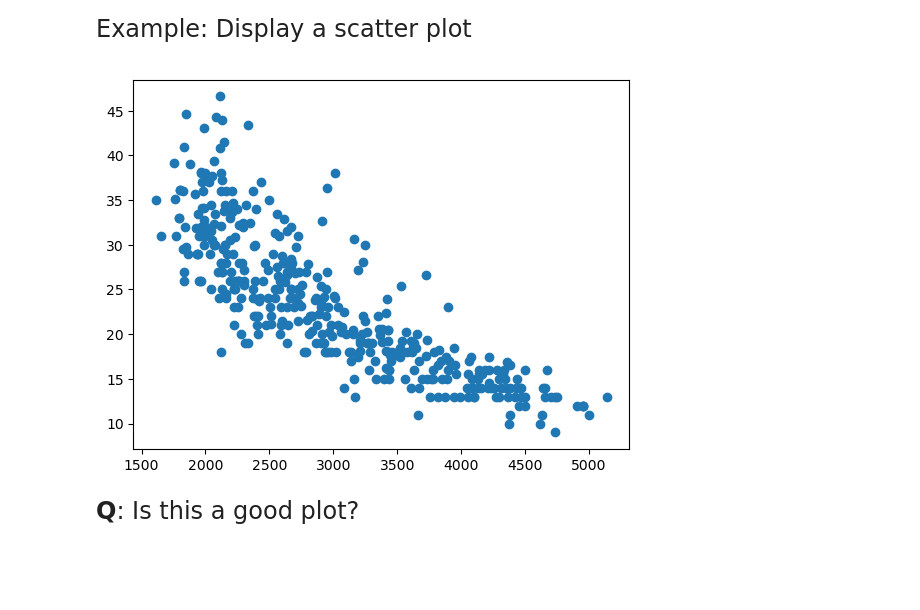
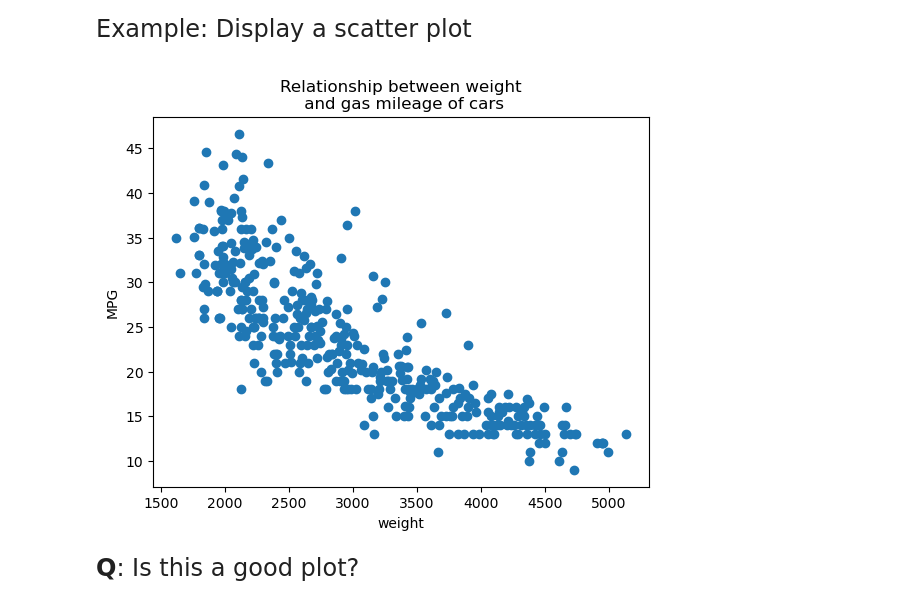
Before and after one commit to Orlykg/datasci151spring2026, a Jupyter notebook: lecture_02/lecture_02 copy.ipynb, the cells around one changed output. Drawn from its saved outputs; the diff is of its cells as text; code cells hidden in the pictures; blank space fills up the shorter version.

```diff
--- a/lecture_02/lecture_02 copy.ipynb
+++ b/lecture_02/lecture_02 copy.ipynb
@@ -376,9 +346,12 @@ describe(percentiles=None, include=None, exclude=None) -> 'Self' method of panda
 Example: Display a scatter plot
 # %%
 plt.scatter(x = carfeatures['weight'], y = carfeatures['mpg'])
+plt.xlabel("weight")
+plt.ylabel("MPG")
+plt.title("Relationship between weight\n and gas mileage of cars")
 plt.show()
 # %% [output]
-[figure, old version]
+[figure, new version]
 # %% [markdown]
 <font size = "5">
 
```
Also changed, not shown: parts of 7 cells of this notebook, 1 other file.
